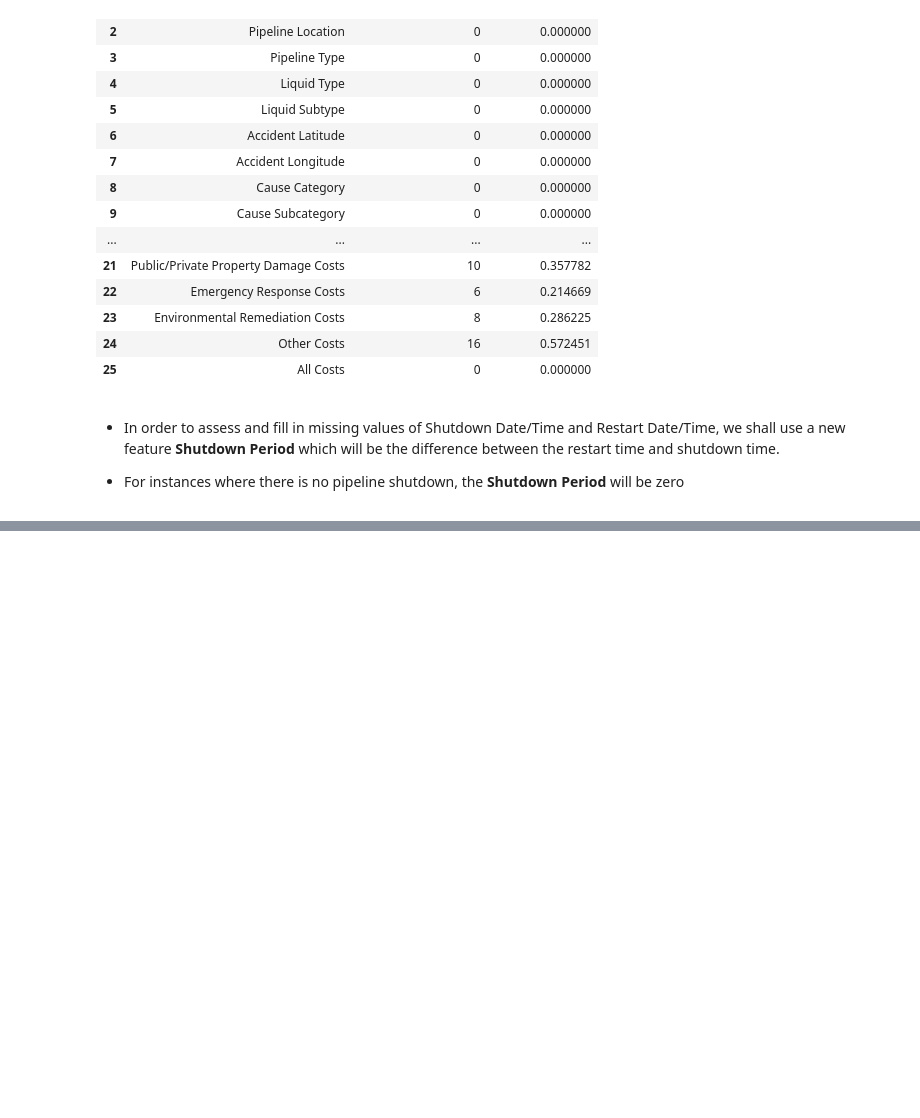
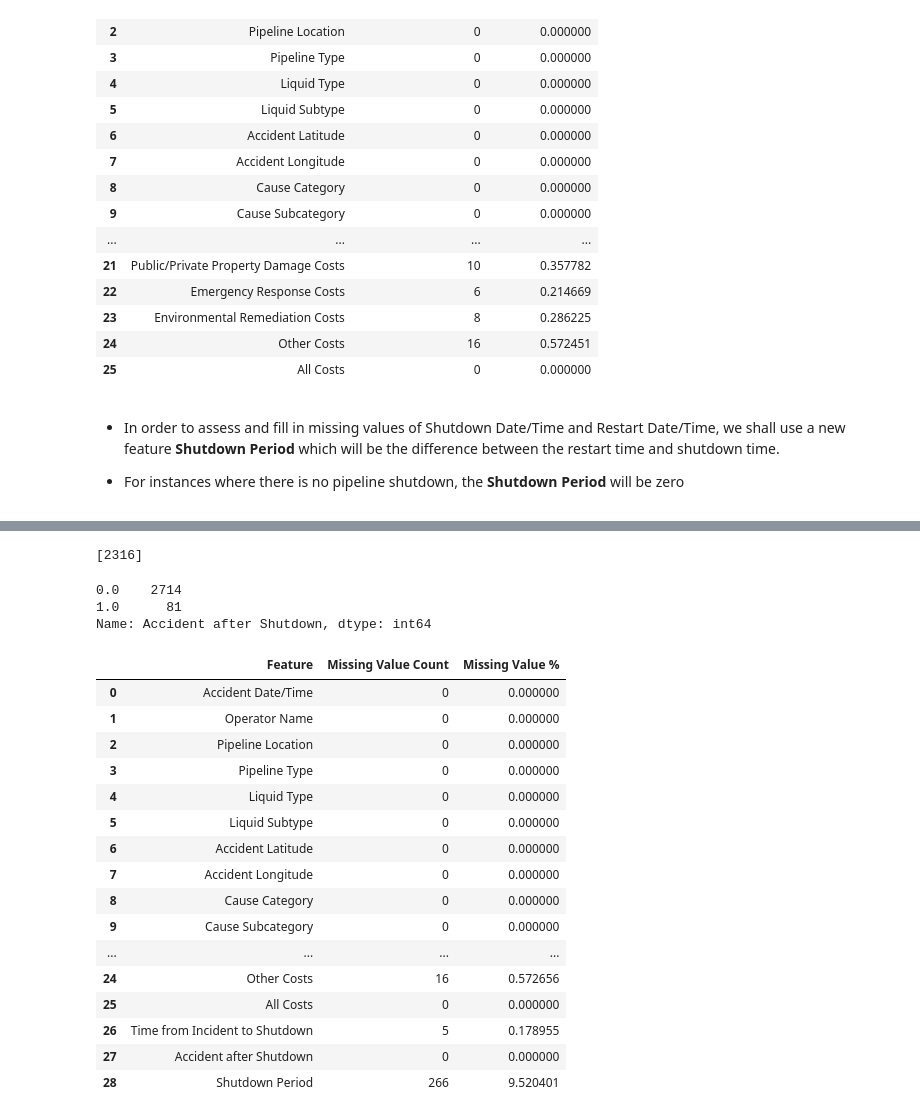
Before and after one commit to Pasindu19970808/Pipeline-Accidents, a Jupyter notebook: Pipeline Accidents.ipynb, the cells around one changed output, grey strips where cells are left out. Drawn from its saved outputs; the diff is of its cells as text; code cells hidden in the pictures; blank space fills up the shorter version.

Commit message:
Cleaning missing data and calculating shutdowntime

```diff
--- a/Pipeline Accidents.ipynb
+++ b/Pipeline Accidents.ipynb
@@ -571,0 +571,38 @@ df_raw.head(10)
+# %%
+#If no pipeline shutdown, "Time from incident to shutdown" should be zero
+invalid_instances
+# %% [output]
+[2316]
+# %%
+#Instances where Pipeline shutdown happened, however the Shutdown Date/Time is missing
+df_raw["Accident after Shutdown"].value_counts()
+# %% [output]
+0.0    2714
+1.0      81
+Name: Accident after Shutdown, dtype: int64
+# %%
+#Drops the invalid instance where both shutdown time and restart time are before the accident time
+df_raw.drop(invalid_instances, axis = 0, inplace = True)
+# %%
+#Now, the instances with "Pipeline Shutdown" being NO or NA, needs to have 0 in the corresponding "Time from Incident to Shutdown"
+df_raw.loc[(df_raw["Pipeline Shutdown"] == "NO") | (df_raw["Pipeline Shutdown"] == "NA"),"Time from Incident to Shutdown"] = 0
+df_missing_values = count_missing_values(df_raw)
+display(df_missing_values.style.background_gradient(cmap = 'Reds',axis = 0))
+# %% [output]
+|  | Feature | Missing Value Count | Missing Value % |
+| 0 | Accident Date/Time | 0 | 0.000000 |
+| 1 | Operator Name | 0 | 0.000000 |
+| 2 | Pipeline Location | 0 | 0.000000 |
+| 3 | Pipeline Type | 0 | 0.000000 |
+| 4 | Liquid Type | 0 | 0.000000 |
+| 5 | Liquid Subtype | 0 | 0.000000 |
+| 6 | Accident Latitude | 0 | 0.000000 |
+| 7 | Accident Longitude | 0 | 0.000000 |
+| 8 | Cause Category | 0 | 0.000000 |
+| 9 | Cause Subcategory | 0 | 0.000000 |
+| ... | ... | ... | ... |
+| 24 | Other Costs | 16 | 0.572656 |
+| 25 | All Costs | 0 | 0.000000 |
+| 26 | Time from Incident to Shutdown | 5 | 0.178955 |
+| 27 | Accident after Shutdown | 0 | 0.000000 |
+| 28 | Shutdown Period | 266 | 9.520401 |
```
Also changed, not shown: parts of 14 cells of this notebook, 1 other file.
